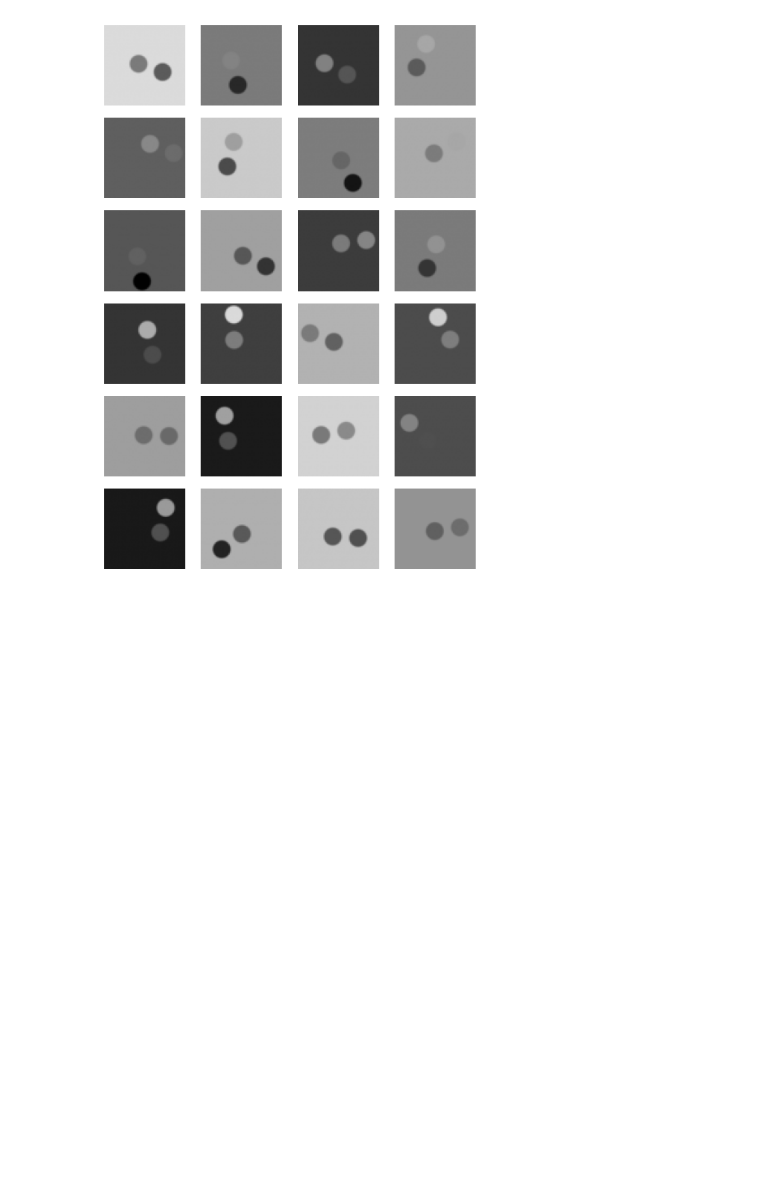
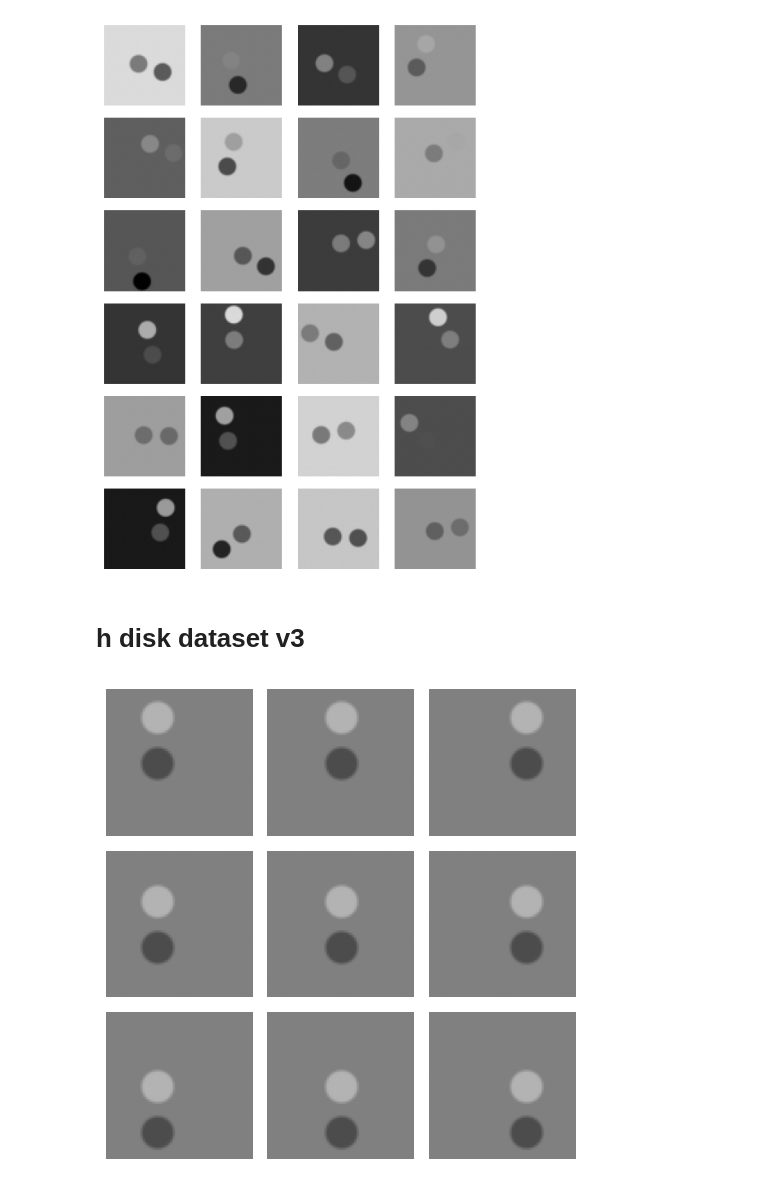
Before and after one commit to lyob/hdiva, a Jupyter notebook: a_datasets/disks.ipynb, the cells around one changed output. Drawn from its saved outputs; the diff is of its cells as text; code cells hidden in the pictures; blank space fills up the shorter version.

```diff
--- a/a_datasets/disks.ipynb
+++ b/a_datasets/disks.ipynb
@@ -442,3 +442,5 @@ print(dataset.min(), dataset.max())
 # %% [output]
 tensor(0.0002) tensor(0.9999)
 [figure]
+# %% [markdown]
+# h disk dataset v3
@@ -444,0 +449,37 @@ tensor(0.0002) tensor(0.9999)
+# %%
+# keep the background intensity constant and change the height of the cluster
+
+imgs = torch.empty((3, 3, 64, 64))
+cy_1s = torch.empty(3, 3)
+cy_2s = torch.empty(3, 3)
+id_1s = torch.empty(3, 3)
+id_2s = torch.empty(3, 3)
+for i, cy_b in enumerate([22, 32, 42]):
+    for j, cx_b in enumerate([22, 32, 42]):
+        img, cx_1, cy_1, cx_2, cy_2, id_1, id_2 = define_local_vars(
+            img_size=64,
+            outer_radius=8,
+            transition_width=2,
+            d=20,
+            theta=0,
+            ib=0.5,
+            cx_b=cx_b,
+            cy_b=cy_b
+        )
+        imgs[i, j] = img.squeeze(0)
+        cy_1s[i, j] = cy_1
+        cy_2s[i, j] = cy_2
+        id_1s[i, j] = id_1
+        id_2s[i, j] = id_2
+
+# print(cy_1s[2], cy_2s[0])
+# print(id_1s[2], id_2s[0])
+
+fig, ax = plt.subplots(3, 3, figsize=(5, 5))
+for i in range(3):
+    for j in range(3):
+        ax[i, j].imshow(imgs[i, j], cmap="gray", vmin=0, vmax=1)
+        ax[i, j].axis("off");
+fig.tight_layout()
+# %% [output]
+[figure, added]
```
Also changed, not shown: parts of 14 cells of this notebook, 31 other files.
